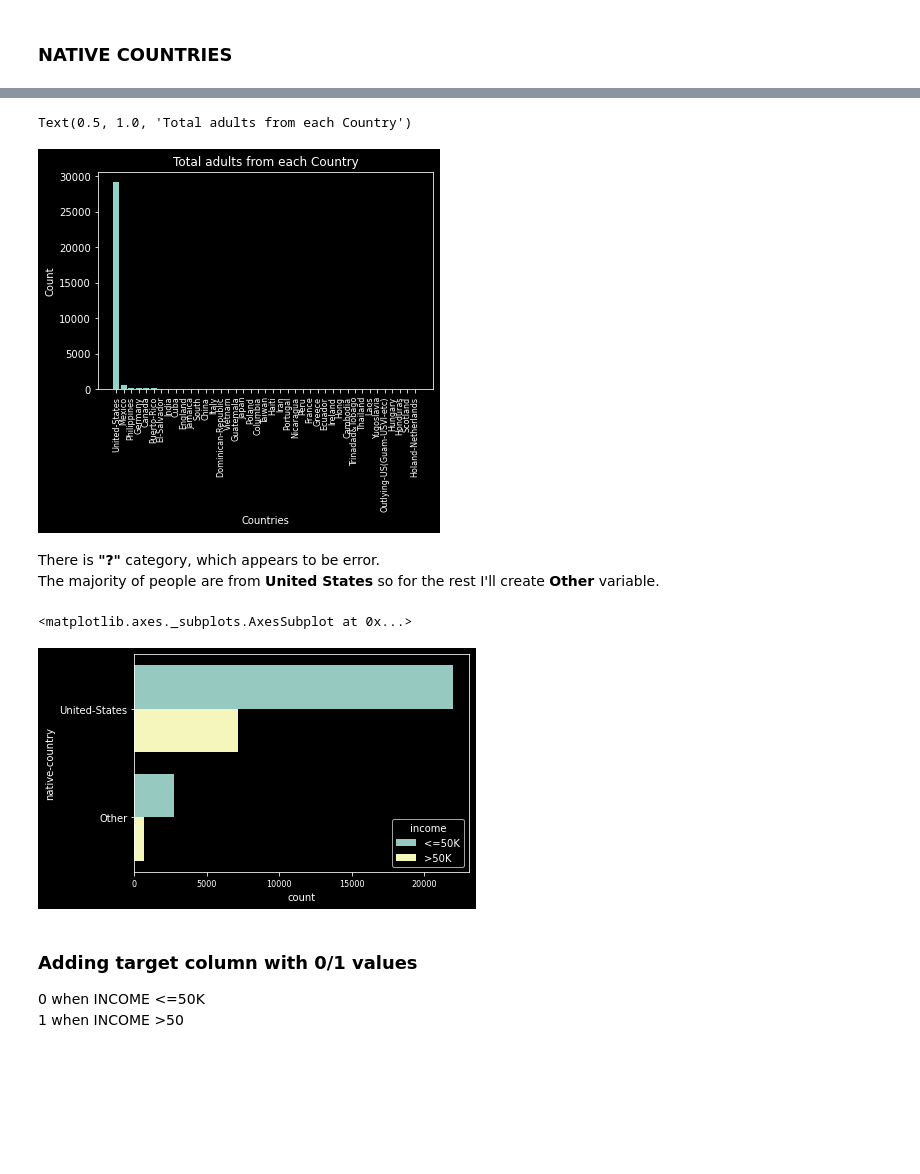
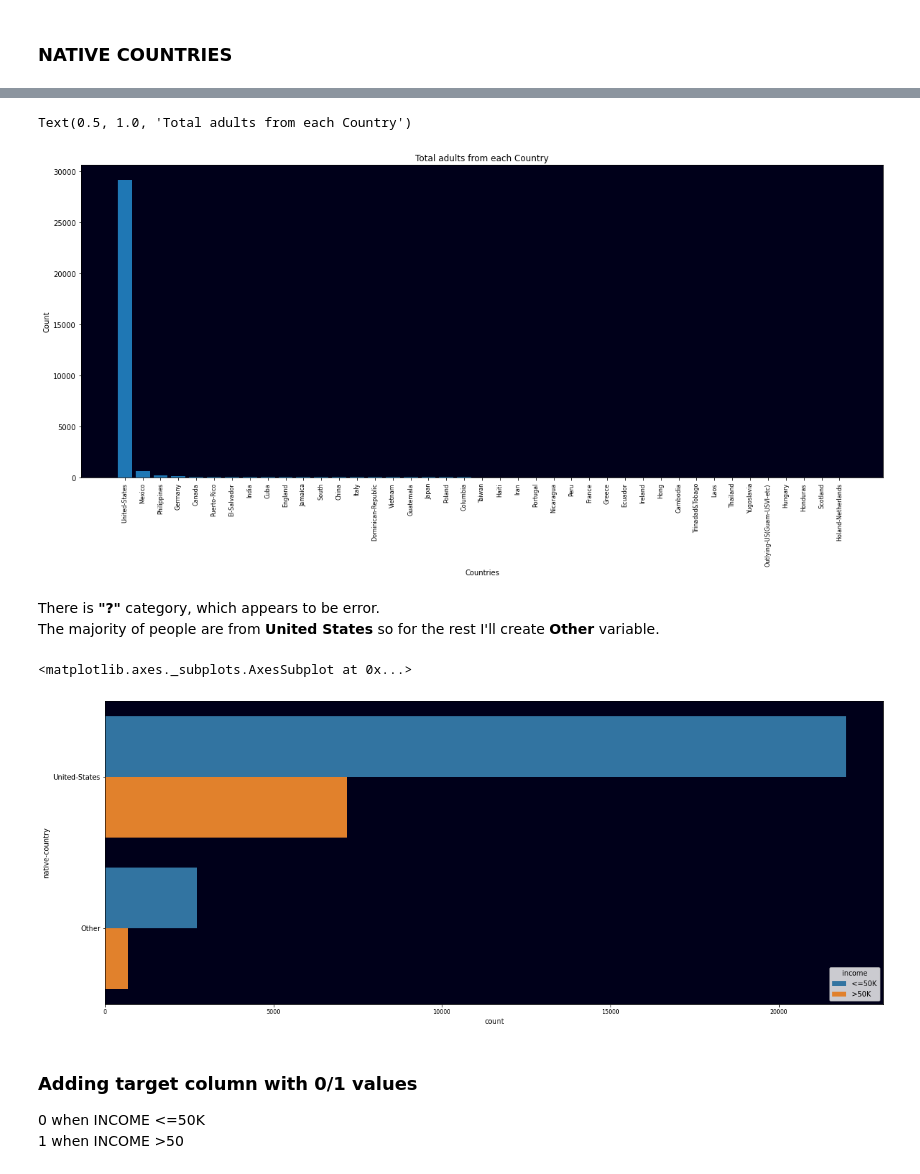
Before and after one commit to agomolka/AdultIncomeAnalysis, a Jupyter notebook: Adult_income_analysis.ipynb, the cells around one changed output, grey strips where cells are left out. Cells and saved outputs as stored; diff of their text form; code cells hidden in the pictures; blank space fills up the shorter version.

Commit message:
Changing background colour by set_facecolor()

```diff
--- a/Adult_income_analysis.ipynb
+++ b/Adult_income_analysis.ipynb
@@ -500,28 +503,32 @@ Holand-Netherlands                1
 Name: native-country, dtype: int64
 # %%
 country_count = df['native-country'].value_counts()
-plt.style.use("dark_background")
+fig = plt.figure(figsize=(20,8))
+ax = fig.add_subplot(111)
+ax.set_facecolor((0,0,0.10))
 plt.bar(country_count.index, country_count.values)
 plt.xticks(rotation = 90)
 plt.xlabel('Countries')
 plt.ylabel('Count')
 plt.title('Total adults from each Country')
 # %% [output]
 Text(0.5, 1.0, 'Total adults from each Country')
-[figure, old version]
+[figure, new version]
 # %% [markdown]
 There is **"?"** category, which appears to be error. <br>
 The majority of people are from **United States** so for the rest I'll create **Other** variable.
 # %%
 df = df.drop(df[df['native-country'] == '?'].index)
-plt.style.use("dark_background")
+fig = plt.figure(figsize=(20,8))
+ax = fig.add_subplot(111)
+ax.set_facecolor((0,0,0.10))
 countries = np.array(df['native-country'].unique())
 countries = np.delete(countries, 0)
 df['native-country'].replace(countries, 'Other', inplace = True)
 sns.countplot(y = 'native-country', hue = 'income', data = df)
 # %% [output]
 <matplotlib.axes._subplots.AxesSubplot at 0x...>
-[figure, old version]
+[figure, new version]
 # %% [markdown]
 ### Adding target column with 0/1 values <br>
 0 when INCOME <=50K <br>
```
Also changed, not shown: parts of 40 cells of this notebook, 5 other files.
